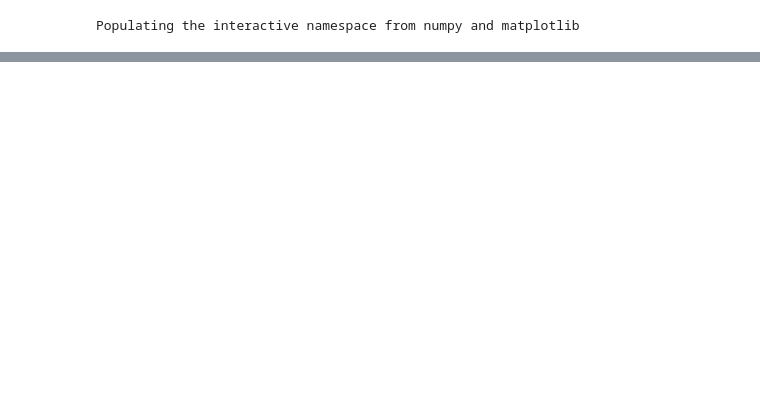
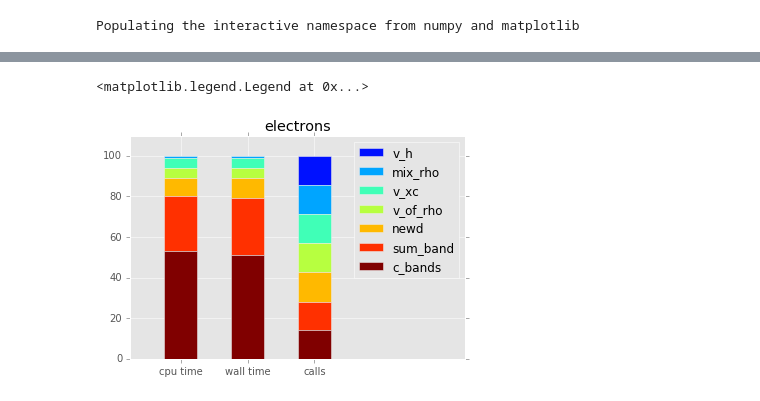
Before and after one commit to gioruffa/qetools, a Jupyter notebook: plotter.ipynb, the cells around one changed output, grey strips where cells are left out. Drawn from its saved outputs; the diff is of its cells as text; code cells hidden in the pictures; blank space fills up the shorter version.

```diff
--- a/plotter.ipynb
+++ b/plotter.ipynb
@@ -104,0 +104,39 @@ plt.bar([1]*len(toPlot.cpuTime_parentPercent.values),toPlot.cpuTime_parentPercen
+# %%
+#sort by most cpu demanding
+toBarPlot.sort_values('cpuTime_parentPercent',ascending = False, inplace=True)
+# %%
+cpuOffsets = [0]
+wallOffsets = [0]
+callsOffsets = [0]
+for i,j,z in zip(toBarPlot.cpuTime_parentPercent,toBarPlot.wallTime_parentPercent,toBarPlot.calls_parentPercent) :
+    cpuOffsets.append(cpuOffsets[len(cpuOffsets)-1] + i)
+    wallOffsets.append(wallOffsets[len(wallOffsets)-1] + j)
+    callsOffsets.append(callsOffsets[len(callsOffsets)-1] + z)
+cpuOffsets = cpuOffsets[:-1]
+wallOffsets = wallOffsets[:-1]
+callsOffsets = callsOffsets[:-1]
+# %%
+cmap = plt.cm.jet
+zipped = zip(toBarPlot['#name'],
+             toBarPlot.cpuTime_parentPercent,toBarPlot.wallTime_parentPercent,toBarPlot.calls_parentPercent,
+             cpuOffsets,wallOffsets,callsOffsets,
+             range(0,len(toBarPlot['#name'])))
+#print in reverse order because we wnat the bottom stack to be the least in the legend
+#unfortunately managing the legend order is not so easy
+for name,cpu,wall,calls,cpuO,wallO,callsO,nth in reversed(zipped):
+    plt.bar([1,3,5], #position of the bar
+           [cpu,wall,calls],#height
+           width=1,
+           bottom=[cpuO,wallO,callsO],
+            color = cmap(1- (float(nth)/len(toBarPlot['#name']))),
+            label = name
+          )
+
+plt.xlim(0,10)
+plt.ylim(0,110)
+plt.title(toBarPlot.iloc[0].Parent)
+plt.xticks([1.5,3.5,5.5],['cpu time','wall time','calls'])
+plt.legend()
+# %% [output]
+<matplotlib.legend.Legend at 0x...>
+[figure, added]
```
Also changed, not shown: parts of 5 cells of this notebook.
